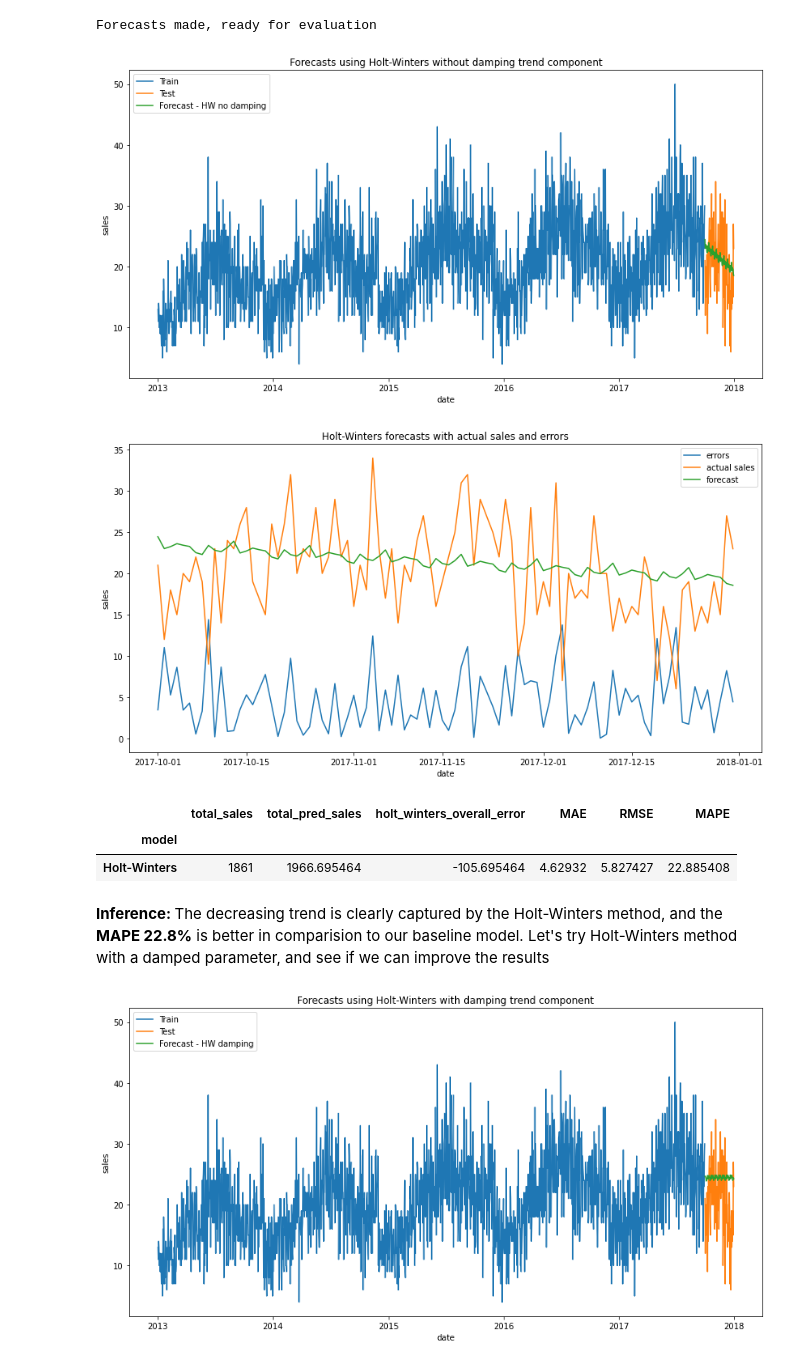
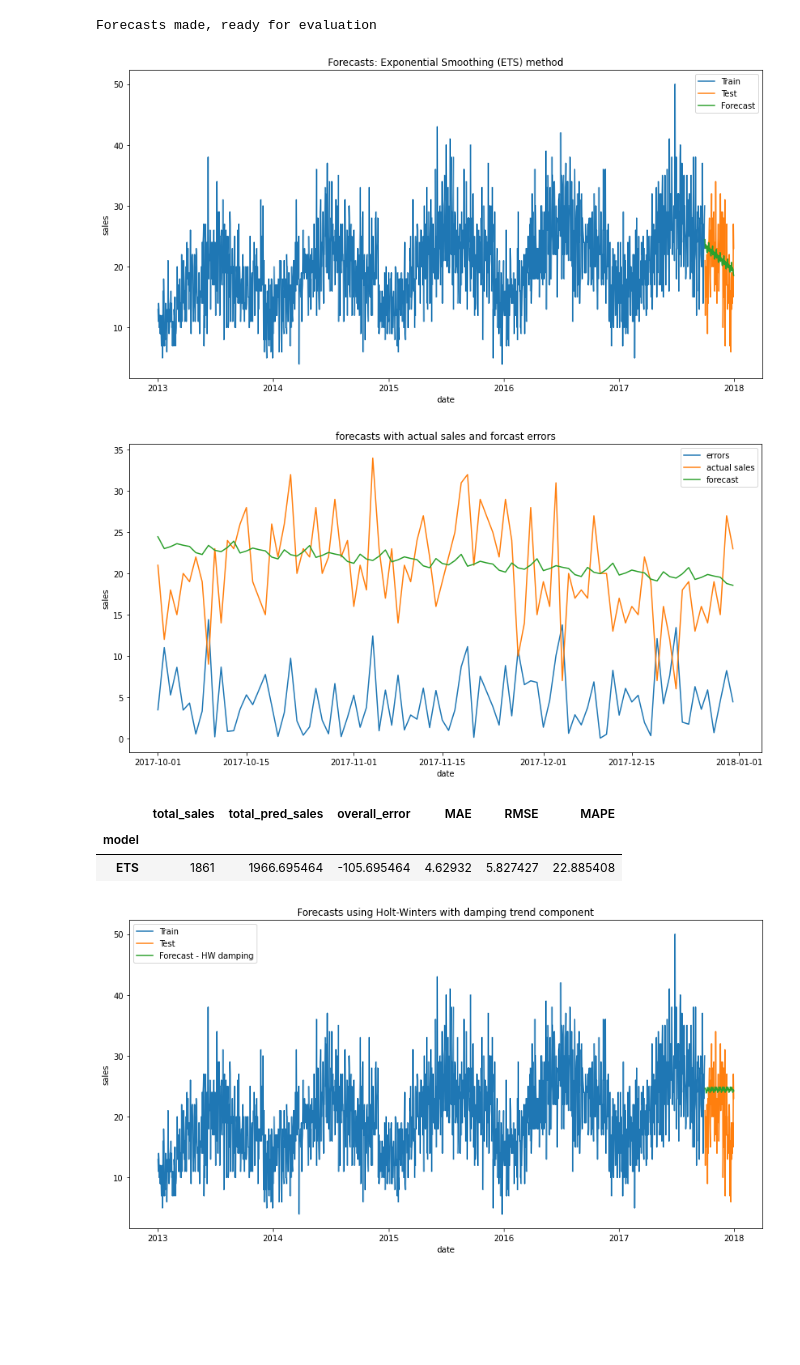
Before and after one commit to VijayaFernando/sales_forecasting, a Jupyter notebook: sales_forecasting.ipynb, the cells around one changed output. Drawn from its saved outputs; the diff is of its cells as text; code cells hidden in the pictures; blank space fills up the shorter version.

```diff
--- a/sales_forecasting.ipynb
+++ b/sales_forecasting.ipynb
@@ -205,8 +205,9 @@ Number of sales are increased over the year.
 ## 1.Seasonal Naive Model
 # %%
 # subtract 1 year from test data
-dates = (test_df['date'] - np.timedelta64(1, 'Y') + \
-        np.timedelta64(1, 'D')).values.astype('datetime64[D]')
+dates = (test_df['date'] - np.timedelta64(1, 'Y') + np.timedelta64(1, 'D')).values.astype('datetime64[D]')
+
+#get the seasonal naive sales from last year
 seasonal_naive_sales = train_df[train_df['date'].astype('datetime64[D]').isin(dates)]['sales']
 
 # make a copy of the test_df and make naive predictions for the last 3 months of 2017
@@ -371,46 +327,44 @@ Forecasts made, ready for evaluation
 errors_df_hw = pd.merge(test_df, pred_fit_1, left_on='date', right_on='index')
 errors_df_hw = errors_df_hw[['date', 'sales', 'pred_sales']]
 errors_df_hw['errors'] = errors_df_hw.sales - errors_df_hw.pred_sales
-errors_df_hw.insert(0, 'model', 'Holt-Winters')
+errors_df_hw.insert(0, 'model', 'ETS')
 
 
-# Evaluate the predictions for Holt-Winters without damping trend component
+# Evaluate the predictions
 plt.figure(figsize=(14,7))
 plt.plot(train_df['date'], train_df['sales'], label='Train')
 plt.plot(test_df['date'], test_df['sales'], label='Test')
-plt.plot(errors_df_hw['date'], errors_df_hw['pred_sales'], label='Forecast - HW no damping')
+plt.plot(errors_df_hw['date'], errors_df_hw['pred_sales'], label='Forecast')
 plt.legend(loc='best')
 plt.xlabel('date')
 plt.ylabel('sales')
-plt.title('Forecasts using Holt-Winters without damping trend component')
+plt.title('Forecasts: Exponential Smoothing (ETS) method')
 plt.show()
 
 
 plt.figure(figsize=(14,7))
 plt.plot(errors_df_hw['date'], np.abs(errors_df_hw['errors']), label='errors')
 plt.plot(errors_df_hw['date'], errors_df_hw['sales'], label='actual sales')
 plt.plot(errors_df_hw['date'], errors_df_hw['pred_sales'], label='forecast')
 plt.legend(loc='best')
 plt.xlabel('date')
 plt.ylabel('sales')
-plt.title('Holt-Winters forecasts with actual sales and errors')
+plt.title('forecasts with actual sales and forcast errors')
 plt.show()
 
 result_df_hw = errors_df_hw.groupby('model').agg(total_sales=('sales', 'sum'),
                                           total_pred_sales=('pred_sales', 'sum'),
-                                          holt_winters_overall_error=('errors', 'sum'),
+                                          overall_error=('errors', 'sum'),
                                           MAE=('errors', mae),
                                           RMSE=('errors', rmse),
                                           MAPE=('errors', mape))
 result_df_hw
 # %% [output]
-[figure, old version]
+[figure, new version]
-[figure, old version]
+[figure, new version]
-|  | total_sales | total_pred_sales | holt_winters_overall_error | MAE | RMSE | MAPE |
+|  | total_sales | total_pred_sales | overall_error | MAE | RMSE | MAPE |
 | model |  |  |  |  |  |  |
-| Holt-Winters | 1861 | 1966.695464 | -105.695464 | 4.62932 | 5.827427 | 22.885408 |
+| ETS | 1861 | 1966.695464 | -105.695464 | 4.62932 | 5.827427 | 22.885408 |
-# %% [markdown]
-<b> Inference: </b> The decreasing trend is clearly captured by the Holt-Winters method, and the <b>MAPE 22.8%</b> is better in comparision to our baseline model. Let's try Holt-Winters method with a damped parameter, and see if we can improve the results
 # %%
 # Merge predictions and actual sales into one df
 errors_df_hwd = pd.merge(test_df, pred_fit_2, left_on='date', right_on='index')
```
Also changed, not shown: parts of 29 cells of this notebook, 1 other file.
